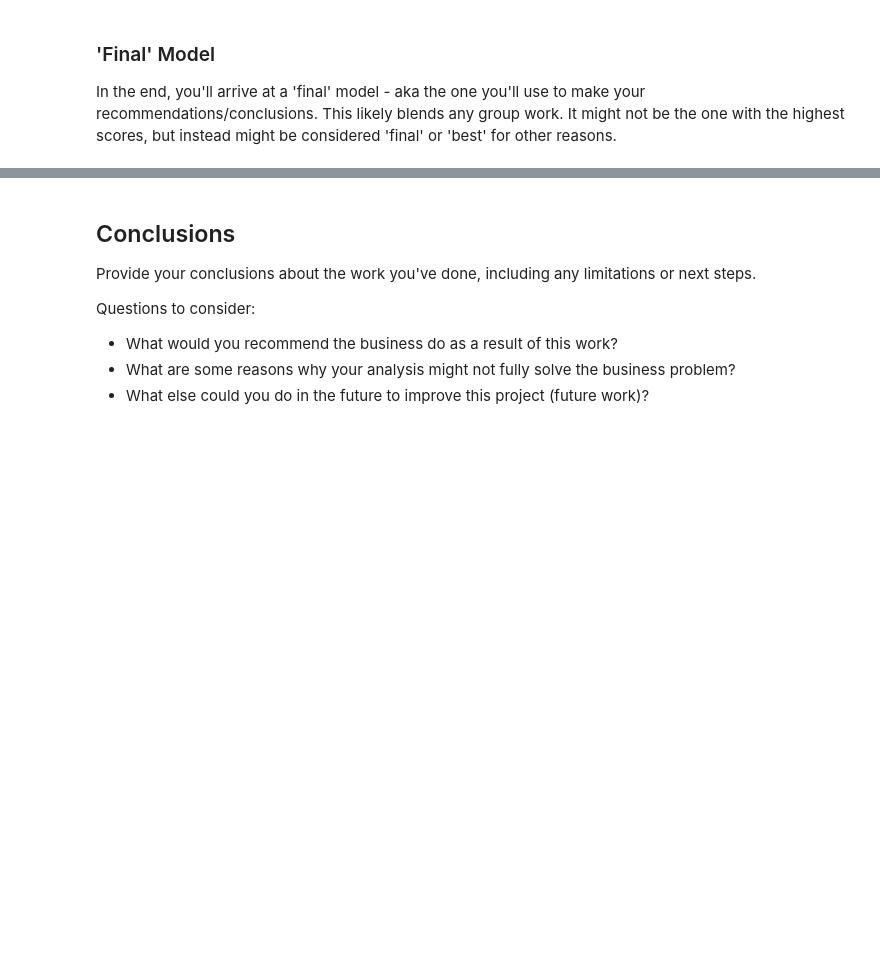
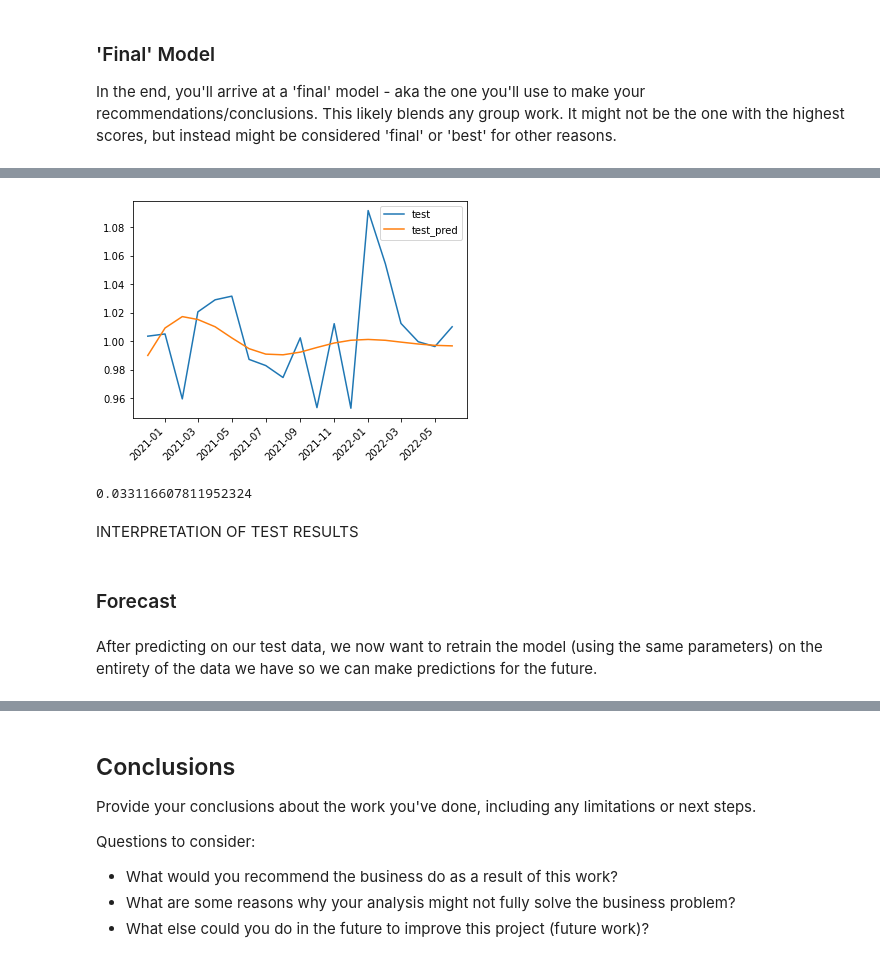
Before and after one commit to aokdata/Solar_Power_Output_Time_Series, a Jupyter notebook: Solar_Power_Output_Time_Series_Notebook.ipynb, the cells around one changed output, grey strips where cells are left out. Saved outputs shown, nothing was run; the diff lists cells and outputs as text; code cells hidden in the pictures; blank space fills up the shorter version.

```diff
--- a/Solar_Power_Output_Time_Series_Notebook.ipynb
+++ b/Solar_Power_Output_Time_Series_Notebook.ipynb
@@ -980,0 +1376,22 @@ In the end, you'll arrive at a 'final' model - aka the one you'll use to make yo
+# %%
+# Let's zoom in on test
+fig, ax = plt.subplots()
+
+ax.plot(test, label='test')
+ax.plot(y_hat_test, label='test_pred')
+plt.xticks(rotation = 45, ha='right');
+
+plt.legend();
+# %% [output]
+[figure, added]
+# %%
+#Root Mean Square Error(RMSE) For our test data with our final model
+print(mean_squared_error(test, y_hat_test, squared=False))
+# %% [output]
+0.033116607811952324
+# %% [markdown]
+INTERPRETATION OF TEST RESULTS
+# %% [markdown]
+### Forecast
+# %% [markdown]
+After predicting on our test data, we now want to retrain the model (using the same parameters) on the entirety of the data we have so we can make predictions for the future.
```
Also changed, not shown: parts of 69 cells of this notebook.
